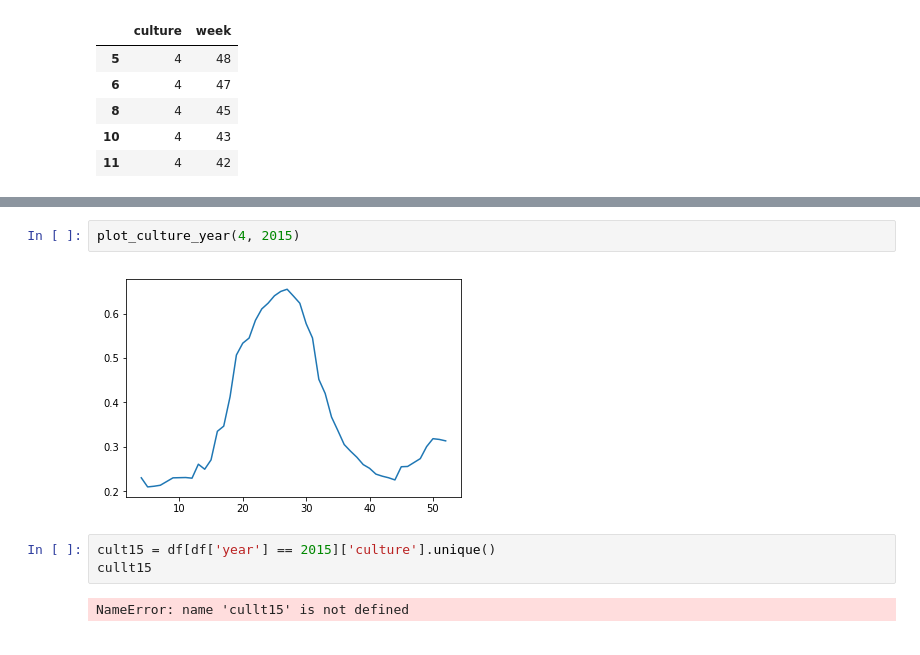
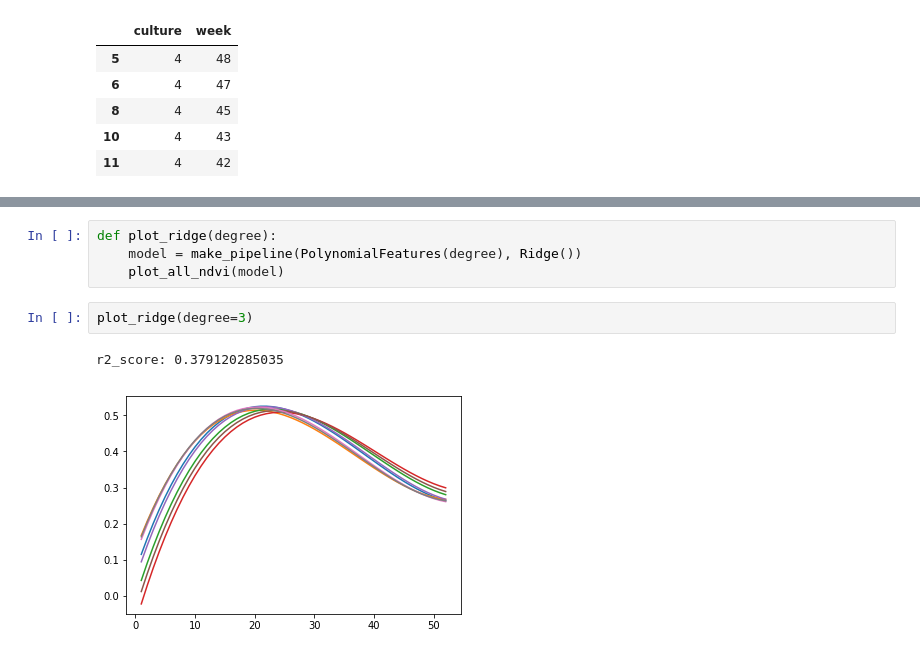
Before and after one commit to DFS-UCU/UkrainianAgriculture, a Jupyter notebook: notebooks/NDVIPrediction.ipynb, the cells around one changed output, grey strips where cells are left out. Cells and saved outputs as stored; diff of their text form.

```diff
--- a/notebooks/NDVIPrediction.ipynb
+++ b/notebooks/NDVIPrediction.ipynb
@@ -166,9 +180,9 @@ def plot_culture_year(culture, year):
-# %%
-plot_culture_year(4, 2015)
-# %% [output]
-[figure, removed]
-# %%
-cult15 = df[df['year'] == 2015]['culture'].unique()
-cullt15
-# %% [output]
-NameError: name 'cullt15' is not defined
+# %%
+def plot_ridge(degree):
+    model = make_pipeline(PolynomialFeatures(degree), Ridge())
+    plot_all_ndvi(model)
+# %%
+plot_ridge(degree=3)
+# %% [output]
+r2_score: 0.379120285035
+[figure, added]
```
Also changed, not shown: parts of 23 cells of this notebook.
